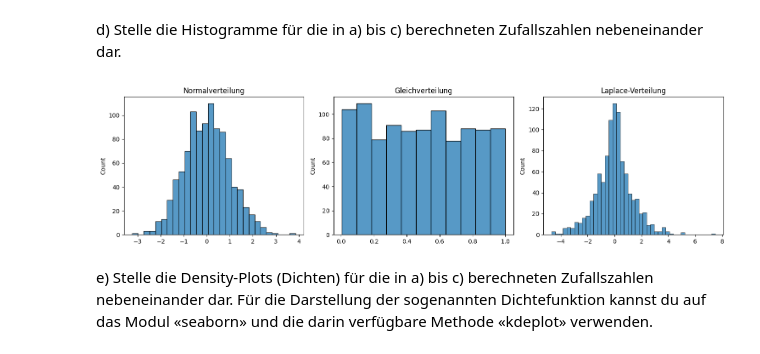
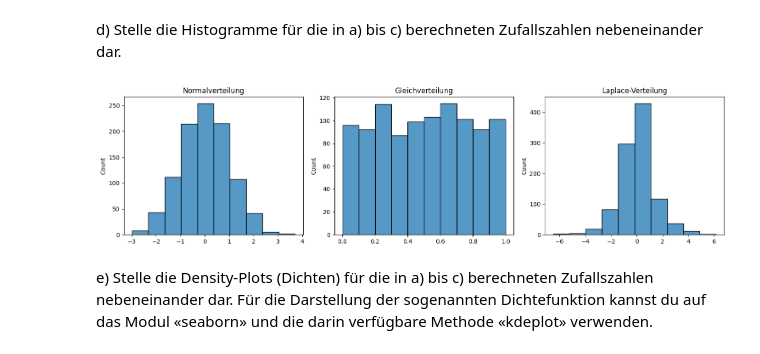
Before and after one commit to Wenish/teko-semester4-data-science, a Jupyter notebook: aufgabenserie4.ipynb, the cells around one changed output. Drawn from its saved outputs; the diff is of its cells as text; code cells hidden in the pictures.

```diff
--- a/aufgabenserie4.ipynb
+++ b/aufgabenserie4.ipynb
@@ -613,22 +613,22 @@ d) Stelle die Histogramme für die in a) bis c) berechneten Zufallszahlen nebene
 # %%
 # Histogramme anzeige
 plt.figure(figsize=(15, 4))
 plt.subplot(1, 3, 1)
-sns.histplot(normal_data, kde=False)
+sns.histplot(normal_data, kde=False, bins=10)
 plt.title("Normalverteilung")
 
 plt.subplot(1, 3, 2)
-sns.histplot(uniform_data, kde=False)
+sns.histplot(uniform_data, kde=False, bins=10)
 plt.title("Gleichverteilung")
 
 plt.subplot(1, 3, 3)
-sns.histplot(laplace_data, kde=False)
+sns.histplot(laplace_data, kde=False, bins=10)
 plt.title("Laplace-Verteilung")
 
 plt.tight_layout()
 plt.show()
 # %% [output]
-[figure, old version]
+[figure, new version]
 # %% [markdown]
 e) Stelle die Density-Plots (Dichten) für die in a) bis c) berechneten Zufallszahlen
 nebeneinander dar. Für die Darstellung der sogenannten Dichtefunktion kannst du auf das
```
Also changed, not shown: parts of 5 cells of this notebook.
